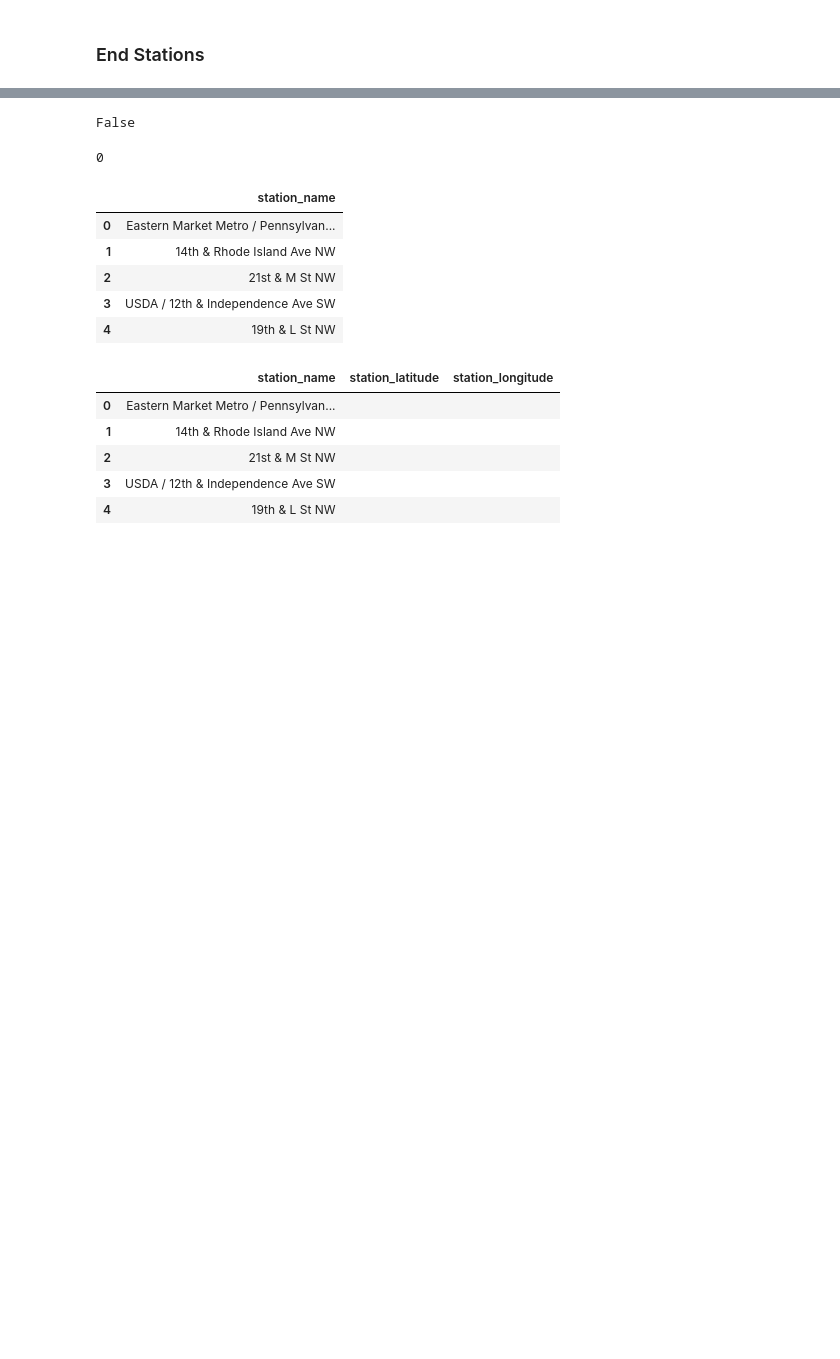
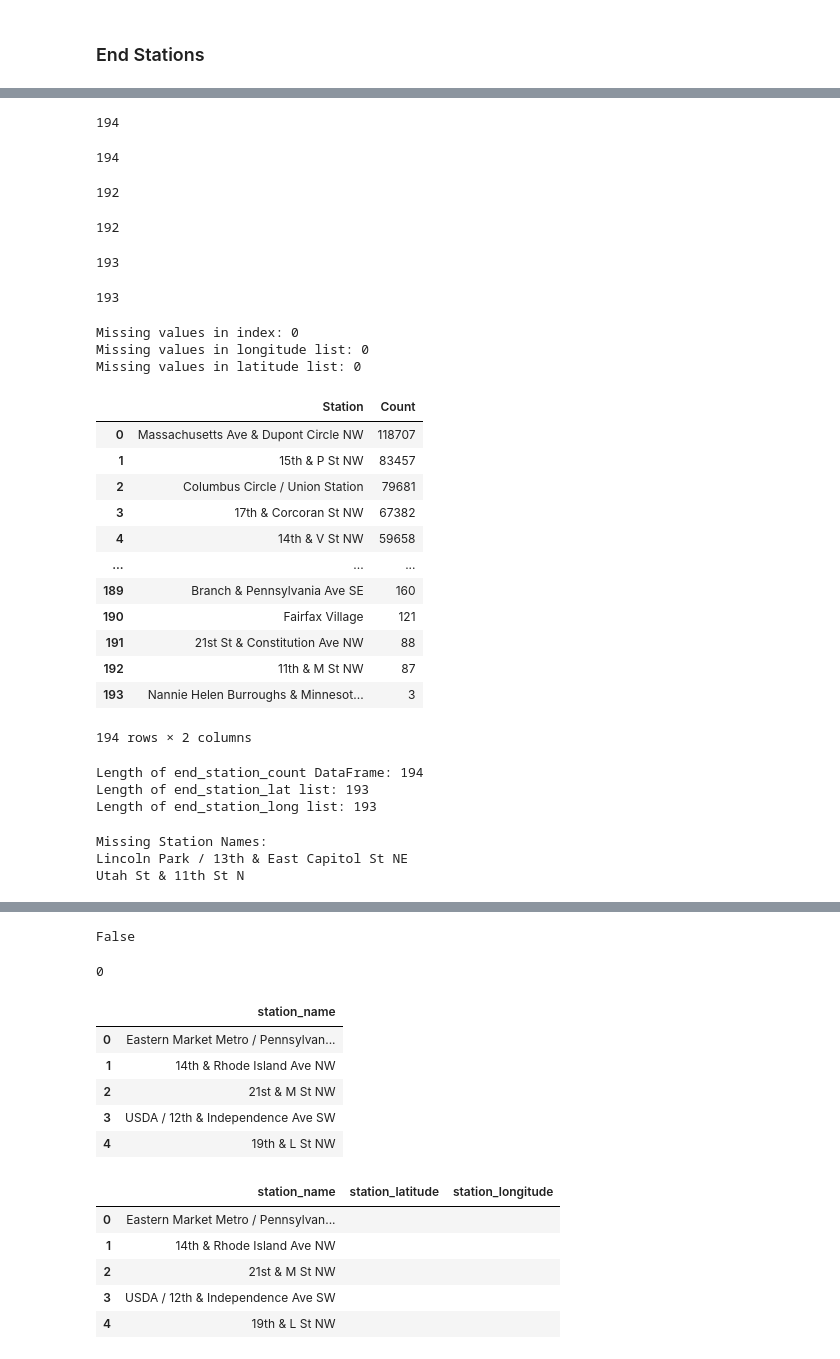
Before and after one commit to MaxLopezSalgado/capital_bike_sharing, a Jupyter notebook: data_wrangling/data_wrangling.ipynb, the cells around one changed output, grey strips where cells are left out. Saved outputs shown, nothing was run; the diff lists cells and outputs as text; code cells hidden in the pictures; blank space fills up the shorter version.

```diff
--- a/data_wrangling/data_wrangling.ipynb
+++ b/data_wrangling/data_wrangling.ipynb
@@ -928,0 +859,26 @@ display(start_missing_stations)
+# %%
+# create a for loop that adds the longitude value on a new column called 'End station longitude' to the end_station_long df when the Station Name matches in both df respectively
+end_station_long = []
+for i in end_station_count['Station']:
+    if i in start_stations_long_lat['Start station'].values:
+        end_station_long.append(start_stations_long_lat.loc[start_stations_long_lat['Start station'] == i, 'Start station longitude'].iloc[0])
+
+# count the values on this list
+display(len(end_station_count))
+
+# create a for loop that adds the longitude value on a new column called 'End station latitude' to the end_station_lat df when the Station Name matches in both df respectively
+end_station_lat = []
+for i in end_station_count['Station']:
+    if i in start_stations_long_lat['Start station'].values:
+        end_station_lat.append(start_stations_long_lat.loc[start_stations_long_lat['Start station'] == i, 'Start station latitude'].iloc[0])
+# count the values on this list
+display(len(end_station_count))
+# %% [output]
+194
+194
+# %%
+display(len(end_station_lat))
+display(len(end_station_long))
+# %% [output]
+192
+192
@@ -928,0 +900,52 @@ display(start_missing_stations)
+# %%
+display(len(end_station_lat))
+display(len(end_station_long))
+# %% [output]
+193
+193
+# %%
+# Check for missing values in the index and lists
+print("Missing values in index:", end_station_count.index.isnull().sum())
+print("Missing values in longitude list:", pd.isnull(end_station_long).sum())
+print("Missing values in latitude list:", pd.isnull(end_station_lat).sum())
+# %% [output]
+Missing values in index: 0
+Missing values in longitude list: 0
+Missing values in latitude list: 0
+# %%
+end_station_count
+# %% [output]
+|  | Station | Count |
+| 0 | Massachusetts Ave & Dupont Circle NW | 118707 |
+| 1 | 15th & P St NW | 83457 |
+| 2 | Columbus Circle / Union Station | 79681 |
+| 3 | 17th & Corcoran St NW | 67382 |
+| 4 | 14th & V St NW | 59658 |
+| ... | ... | ... |
+| 189 | Branch & Pennsylvania Ave SE | 160 |
+| 190 | Fairfax Village | 121 |
+| 191 | 21st St & Constitution Ave NW | 88 |
+| 192 | 11th & M St NW | 87 |
+| 193 | Nannie Helen Burroughs & Minnesot... | 3 |
+194 rows × 2 columns
+# %%
+# Check the lengths of the lists and DataFrame
+print("Length of end_station_count DataFrame:", len(end_station_count))
+print("Length of end_station_lat list:", len(end_station_lat))
+print("Length of end_station_long list:", len(end_station_long))
+# %% [output]
+Length of end_station_count DataFrame: 194
+Length of end_station_lat list: 193
+Length of end_station_long list: 193
+# %%
+# Find missing station names in start_stations_long_lat
+missing_stations = set(end_station_count['Station']) - set(start_stations_long_lat['Start station'])
+
+# Print the missing station names
+print("Missing Station Names:")
+for station in missing_stations:
+    print(station)
+# %% [output]
+Missing Station Names:
+Lincoln Park / 13th & East Capitol St NE
+Utah St & 11th St N
```
Also changed, not shown: parts of 12 cells of this notebook.
